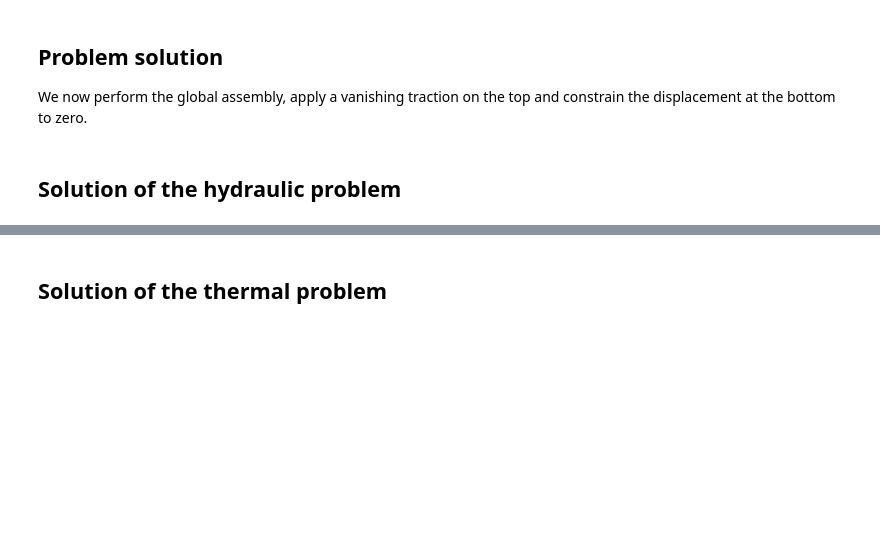
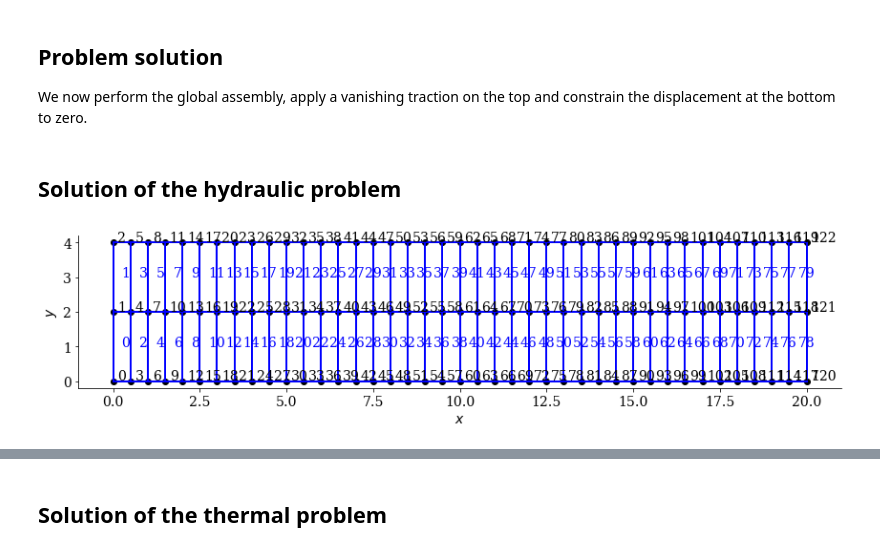
Before and after one commit to nagelt/Numerical_Methods_Introduction, a Jupyter notebook: 2D_Adv_Diff.ipynb, the cells around one changed output, grey strips where cells are left out. Drawn from its saved outputs; the diff is of its cells as text; code cells hidden in the pictures; blank space fills up the shorter version.

```diff
--- a/2D_Adv_Diff.ipynb
+++ b/2D_Adv_Diff.ipynb
@@ -73,10 +73,6 @@ def generate_discrete_domain(dx=10,dy=10,nelx=6,nely=6):
                                             connectivity[i]))
     solution = np.array([0.]*len(node_list))
     return connectivity, element_vector, node_list, solution
-# %%
-dx = 10
-dy = 4
-connectivity, element_vector, node_list, solution = generate_discrete_domain(dx=dx,dy=dy,nelx=20,nely=4)
 # %%
 def plot_mesh(node_list,element_vector):
     fig, ax = plt.subplots(figsize=(12,12))
@@ -317,0 +303,9 @@ solution_T = solution.copy()*0 + T_ic
+# %%
+dx = 20
+dy = 4
+elx = 40
+ely = 2
+connectivity, element_vector, node_list, solution = generate_discrete_domain(dx=dx,dy=dy,nelx=elx,nely=ely)
+plot_mesh(node_list,element_vector)
+# %% [output]
+[figure, added]
```
Also changed, not shown: parts of 23 cells of this notebook.
